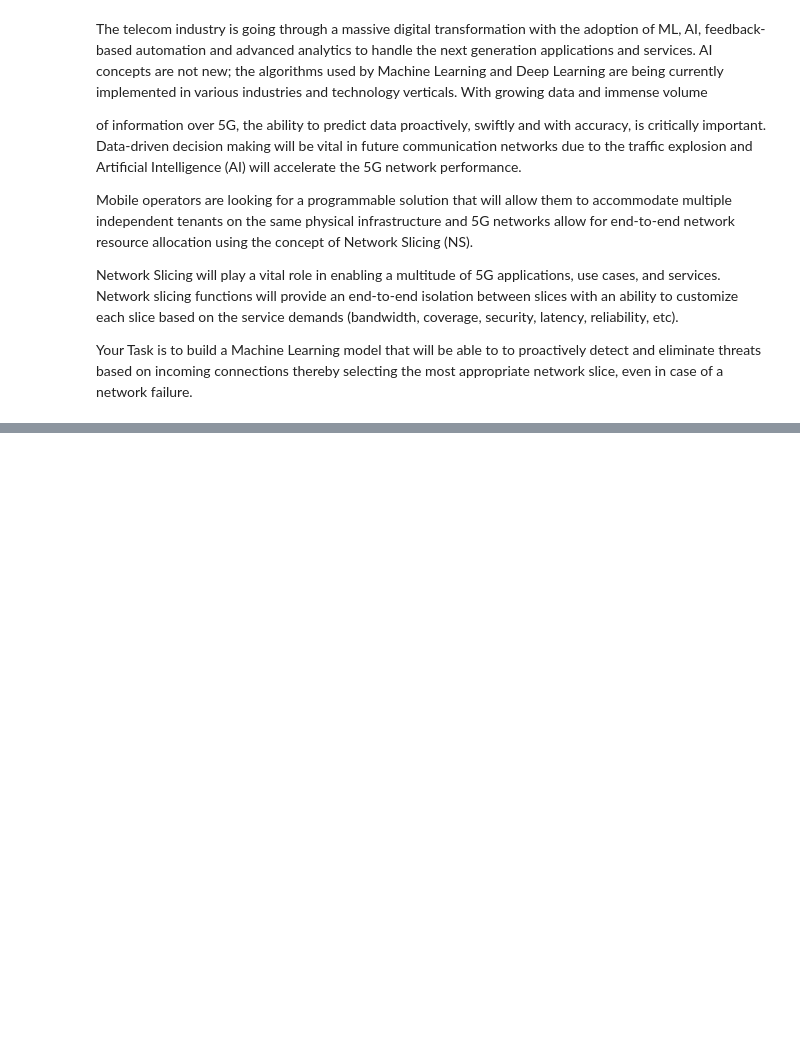
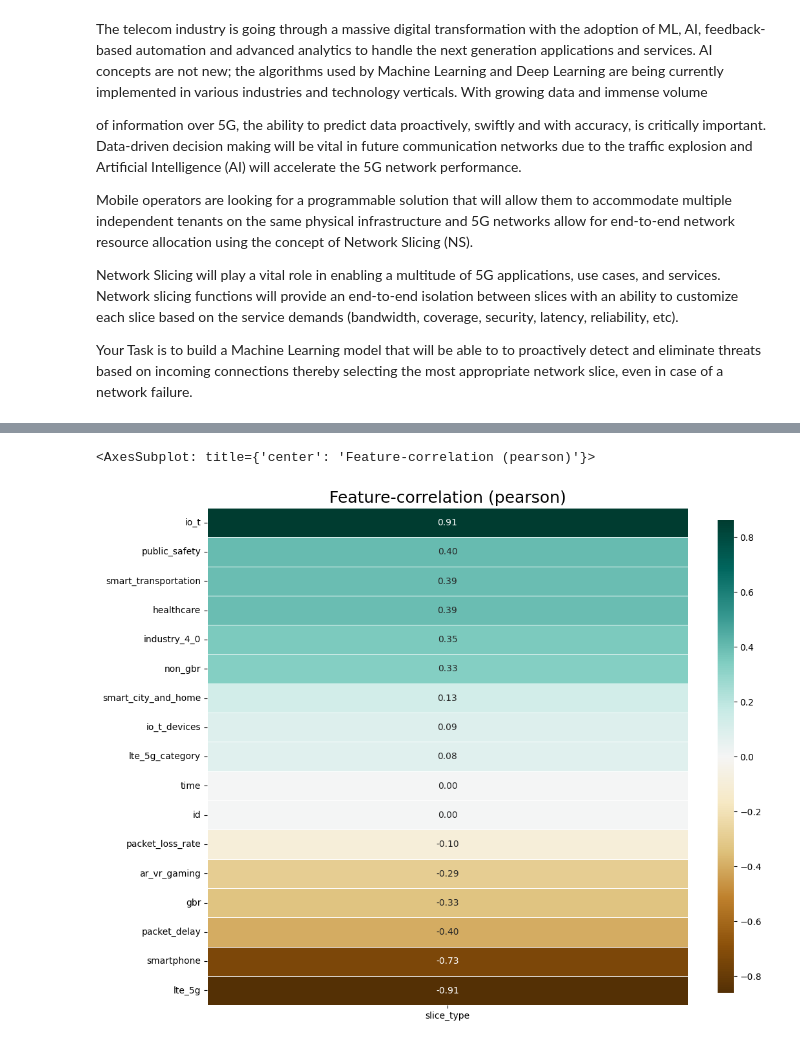
Before and after one commit to DebmalyaRay9989/networkslicing, a Jupyter notebook: Network_Slicing_Recognition.ipynb, the cells around one changed output, grey strips where cells are left out. Saved outputs shown, nothing was run; the diff lists cells and outputs as text; code cells hidden in the pictures; blank space fills up the shorter version.

```diff
--- a/Network_Slicing_Recognition.ipynb
+++ b/Network_Slicing_Recognition.ipynb
@@ -492,0 +188,5 @@ The AB test score is  1.0
+# %%
+klib.corr_plot(train_dataset, target='slice_type')
+# %% [output]
+<AxesSubplot: title={'center': 'Feature-correlation (pearson)'}>
+[figure, added]
```
Also changed, not shown: parts of 167 cells of this notebook, 14 other files.
